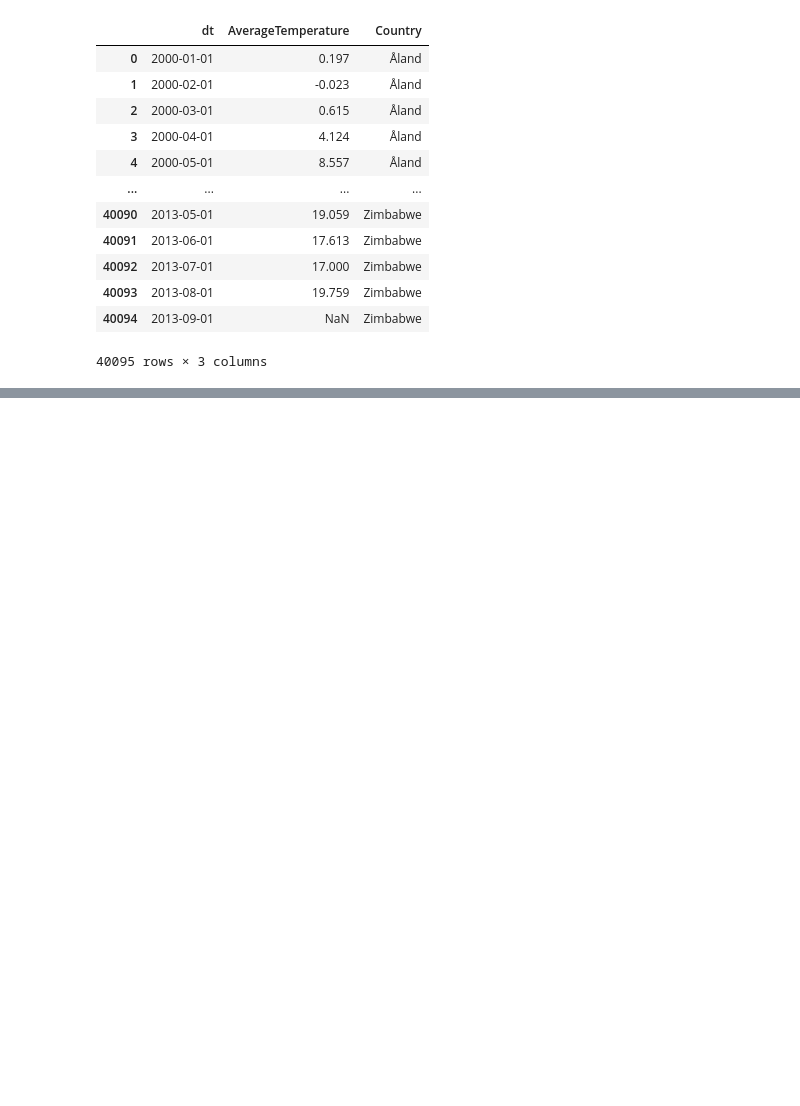
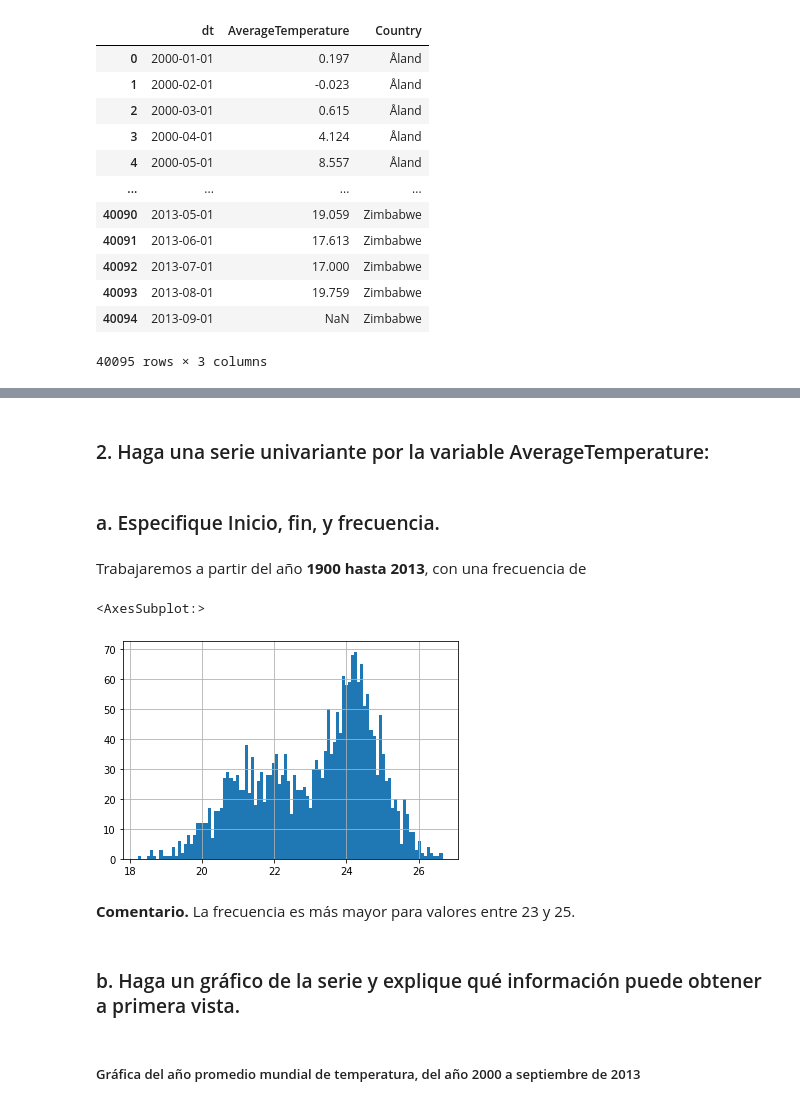
Before and after one commit to JosePabloPonce/Laboratorio-2-Data-Science, a Jupyter notebook: laboratorio.ipynb, the cells around one changed output, grey strips where cells are left out. Saved outputs shown, nothing was run; the diff lists cells and outputs as text; code cells hidden in the pictures; blank space fills up the shorter version.

```diff
--- a/laboratorio.ipynb
+++ b/laboratorio.ipynb
@@ -573,0 +656,17 @@ temp1
+# %% [markdown]
+### 2. Haga una serie univariante por la variable AverageTemperature:
+# %% [markdown]
+### a. Especifique Inicio, fin, y frecuencia.
+# %% [markdown]
+Trabajaremos a partir del año **1900 hasta 2013**, con una frecuencia de
+# %%
+df_Guatemala['AverageTemperature'].hist(bins=100)
+# %% [output]
+<AxesSubplot:>
+[figure, added]
+# %% [markdown]
+**Comentario.** La frecuencia es más mayor para valores entre 23 y 25.
+# %% [markdown]
+### b. Haga un gráfico de la serie y explique qué información puede obtener a primera vista.
+# %% [markdown]
+##### Gráfica del año promedio mundial de temperatura, del año 2000 a septiembre de 2013
```
Also changed, not shown: parts of 48 cells of this notebook.
